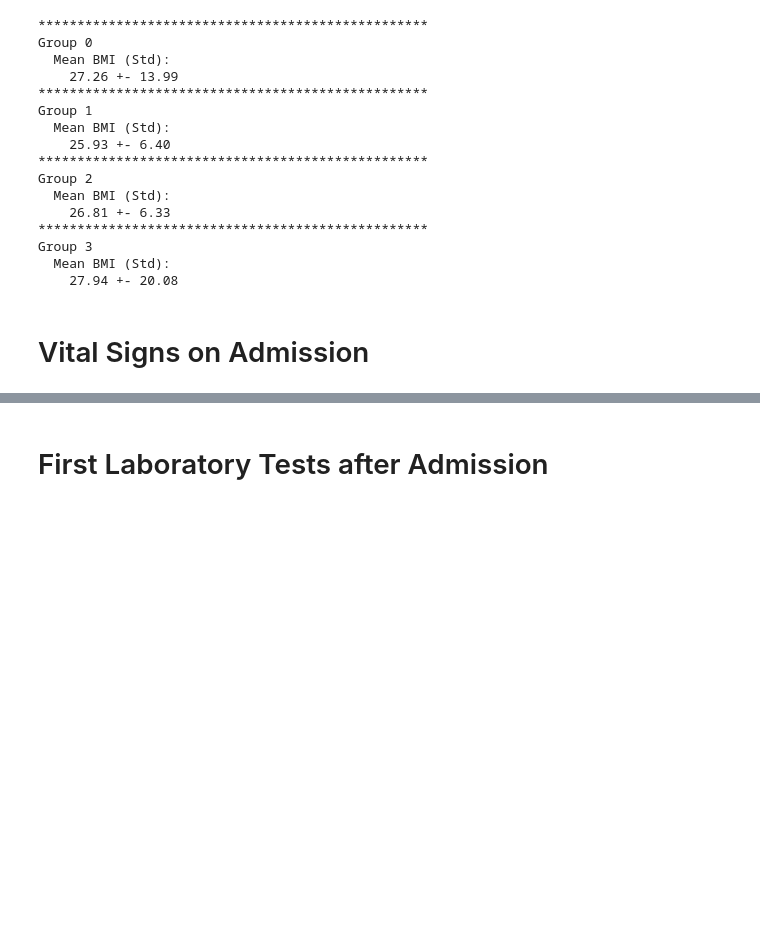
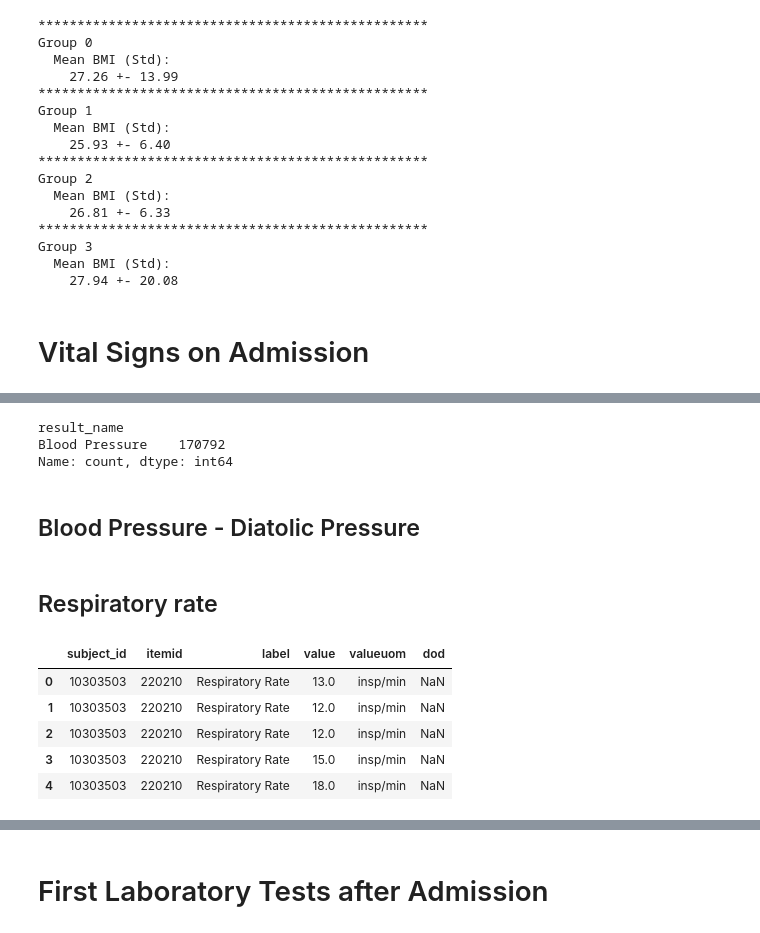
Before and after one commit to sitdownkevin/IBD-EDA, a Jupyter notebook: scripts/eda20231129_group.ipynb, the cells around one changed output, grey strips where cells are left out. Cells and saved outputs as stored; diff of their text form; code cells hidden in the pictures; blank space fills up the shorter version.

```diff
--- a/scripts/eda20231129_group.ipynb
+++ b/scripts/eda20231129_group.ipynb
@@ -385,0 +457,20 @@ Group 3
+# %%
+df.result_name.value_counts()
+# %% [output]
+result_name
+Blood Pressure    170792
+Name: count, dtype: int64
+# %% [markdown]
+## Blood Pressure - Diatolic Pressure
+# %% [markdown]
+## Respiratory rate
+# %%
+df = pd.read_csv(os.path.join(DATA_DIR, 'vital_signs_on_admission', 'RespiratoryRate.csv'))
+df.head()
+# %% [output]
+|  | subject_id | itemid | label | value | valueuom | dod |
+| 0 | 10303503 | 220210 | Respiratory Rate | 13.0 | insp/min | NaN |
+| 1 | 10303503 | 220210 | Respiratory Rate | 12.0 | insp/min | NaN |
+| 2 | 10303503 | 220210 | Respiratory Rate | 12.0 | insp/min | NaN |
+| 3 | 10303503 | 220210 | Respiratory Rate | 15.0 | insp/min | NaN |
+| 4 | 10303503 | 220210 | Respiratory Rate | 18.0 | insp/min | NaN |
```
Also changed, not shown: parts of 18 cells of this notebook.
